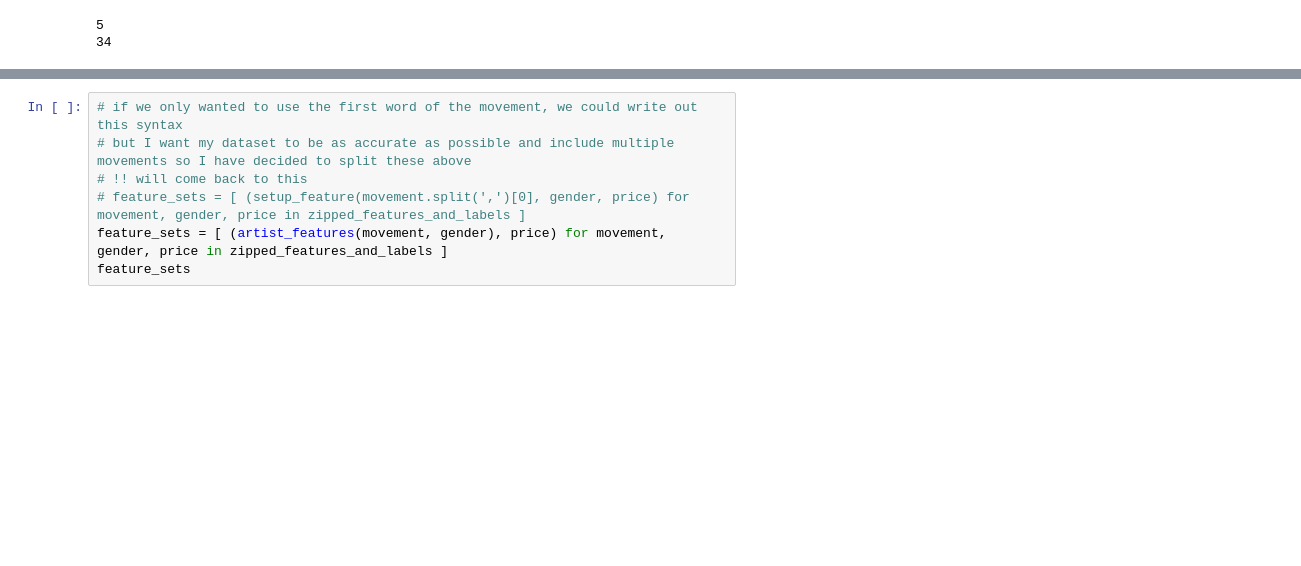
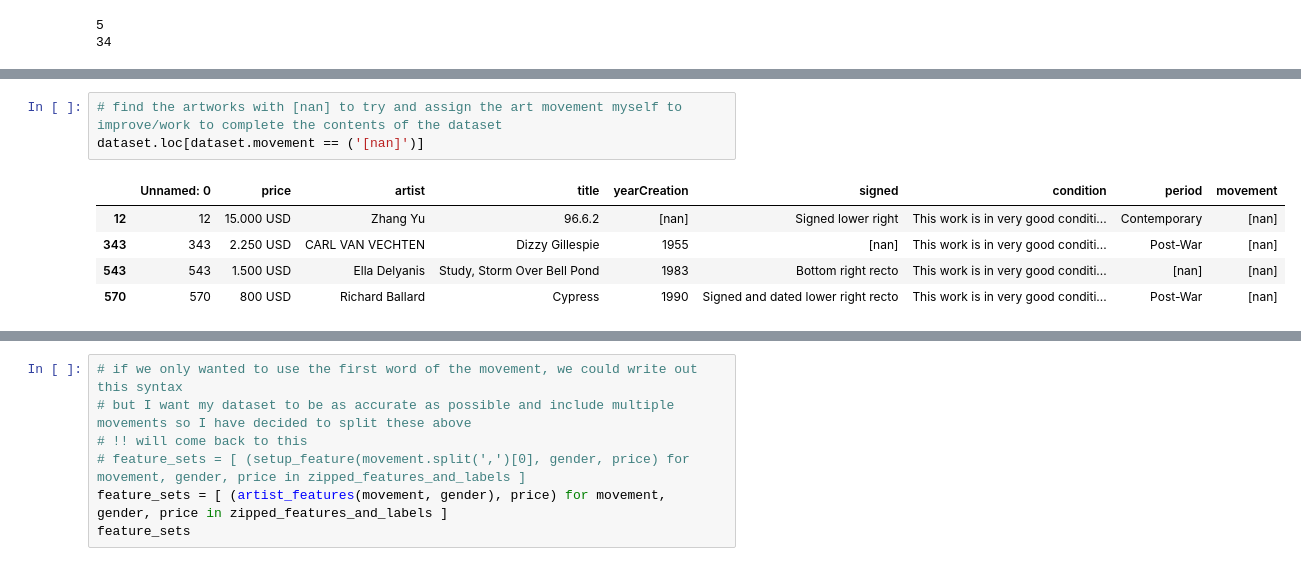
Before and after one commit to jasminefederer/sothebys_auction_price_classifier, a Jupyter notebook: sotheby's_classifier.ipynb, the cells around one changed output, grey strips where cells are left out. Cells and saved outputs as stored; diff of their text form; blank space fills up the shorter version.

```diff
--- a/sotheby's_classifier.ipynb
+++ b/sotheby's_classifier.ipynb
@@ -211,0 +218,9 @@ print(list(dataset.movement.unique()))
+# %%
+# find the artworks with [nan] to try and assign the art movement myself to improve/work to complete the contents of the dataset
+dataset.loc[dataset.movement == ('[nan]')]
+# %% [output]
+|  | Unnamed: 0 | price | artist | title | yearCreation | signed | condition | period | movement |
+| 12 | 12 | 15.000 USD | Zhang Yu | 96.6.2 | [nan] | Signed lower right | This work is in very good conditi... | Contemporary | [nan] |
+| 343 | 343 | 2.250 USD | CARL VAN VECHTEN | Dizzy Gillespie | 1955 | [nan] | This work is in very good conditi... | Post-War | [nan] |
+| 543 | 543 | 1.500 USD | Ella Delyanis | Study, Storm Over Bell Pond | 1983 | Bottom right recto | This work is in very good conditi... | [nan] | [nan] |
+| 570 | 570 | 800 USD | Richard Ballard | Cypress | 1990 | Signed and dated lower right recto | This work is in very good conditi... | Post-War | [nan] |
```
Also changed, not shown: parts of 19 cells of this notebook, 3 other files.
